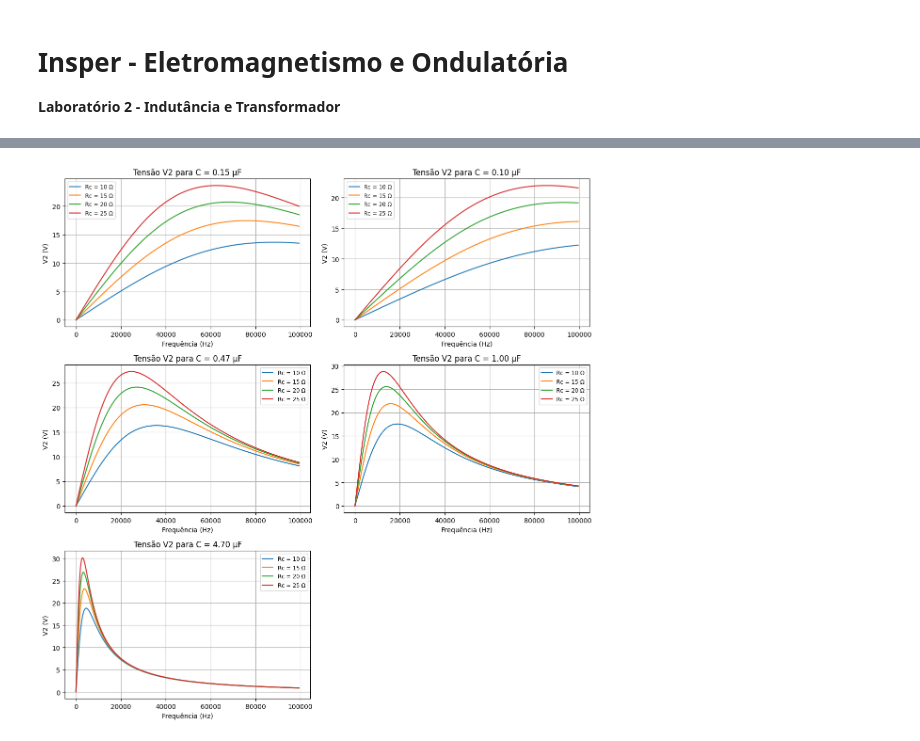
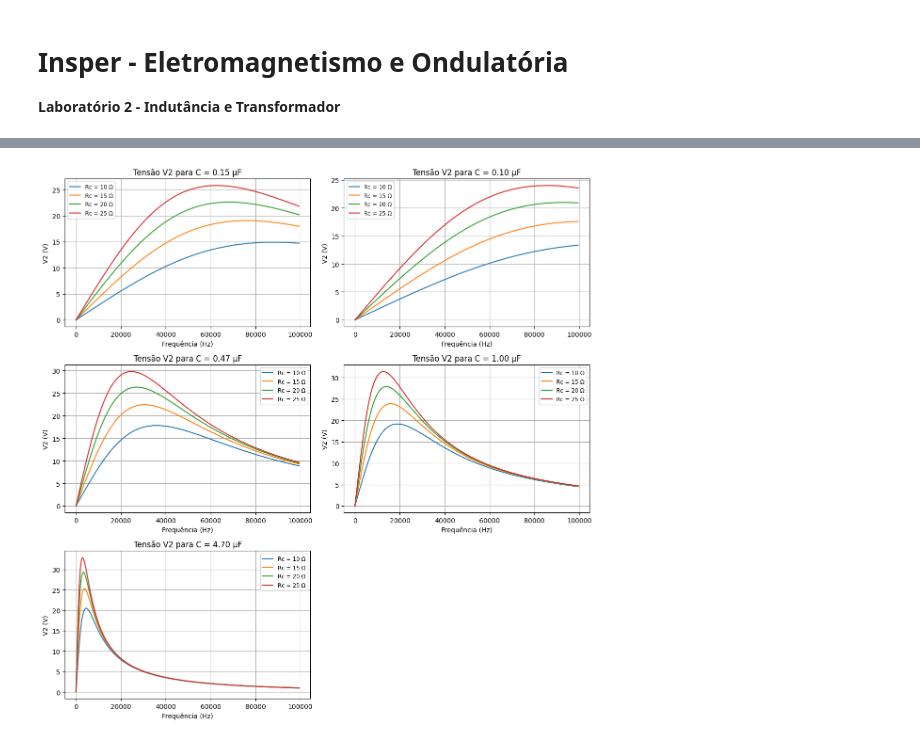
Before and after one commit to Edu0liveira2/Projeto_Eletromag, a Jupyter notebook: Projeto.ipynb, the cells around one changed output, grey strips where cells are left out. Cells and saved outputs as stored; diff of their text form; code cells hidden in the pictures.

```diff
--- a/Projeto.ipynb
+++ b/Projeto.ipynb
@@ -16,7 +16,7 @@ Css = ['150nF', '0.1uF', '0.47uF', '1uF', '4.7uF']
 fs = np.arange(1, 100*1e3, 10)
 Rc = 5
 k = 0.2
-V1 = 5.5
+V1 = 6
 
 #Simular diferentes numeros de Uf para chegar proximo do dobro em V2
 # %%
@@ -57,7 +57,7 @@ def CalcularTransformadorSerie(V1, c, f):
     i=np.dot(linalg.inv(Z),V)
 
     # Retorna I1 e I2
-    return i[0], i[1]
+    return i[0], i[1], L1
 # %%
 def CalcularTransformadorParalelo(V1, c, f):
     # Capacitores 1 e 2
@@ -117,7 +117,7 @@ for c in Capacitores:
     # Calculando para cada frequência
     for f in fs:
         # Calculando para transformador em série
-        i1, i2 = CalcularTransformadorSerie(V1, c, f)
+        i1, i2, L1 = CalcularTransformadorSerie(V1, c, f)
 
         # Calculando V2 e eficiência
         V2 = i2*Rc
@@ -204,32 +204,32 @@ def plotar_para_diferentes_Rc(Rc_values, capacitores, fs, V1, k):
     axs = axs.flatten()
 
     for idx, c in enumerate(capacitores):
         ax = axs[idx]
         for Rc_val in Rc_values:
             V2_por_f = []
             for f in fs:
                 global Rc
                 Rc = Rc_val
-                _, i2 = CalcularTransformadorSerie(V1, c, f)
+                _, i2, _ = CalcularTransformadorSerie(V1, c, f)
                 V2 = abs(i2) * Rc
                 V2_por_f.append(V2)
             ax.plot(fs, V2_por_f, label=f'Rc = {Rc_val} Ω')
 
         ax.set_title(f'Tensão V2 para C = {c*1e6:.2f} µF')
         ax.set_xlabel('Frequência (Hz)')
         ax.set_ylabel('V2 (V)')
         ax.grid(True)
         ax.legend(fontsize='small')
 
     # Esconde subgráficos não usados
     for i in range(len(capacitores), len(axs)):
         fig.delaxes(axs[i])
 
     plt.tight_layout()
     plt.show()
 
 
 Rc_values = arange(10,30,5)
 plotar_para_diferentes_Rc(Rc_values, Capacitores, fs[::50], V1, k)  # fs[::50] reduz a densidade de pontos
 # %% [output]
-[figure, old version]
+[figure, new version]
```
Also changed, not shown: parts of 3 cells of this notebook, 2 other files.
